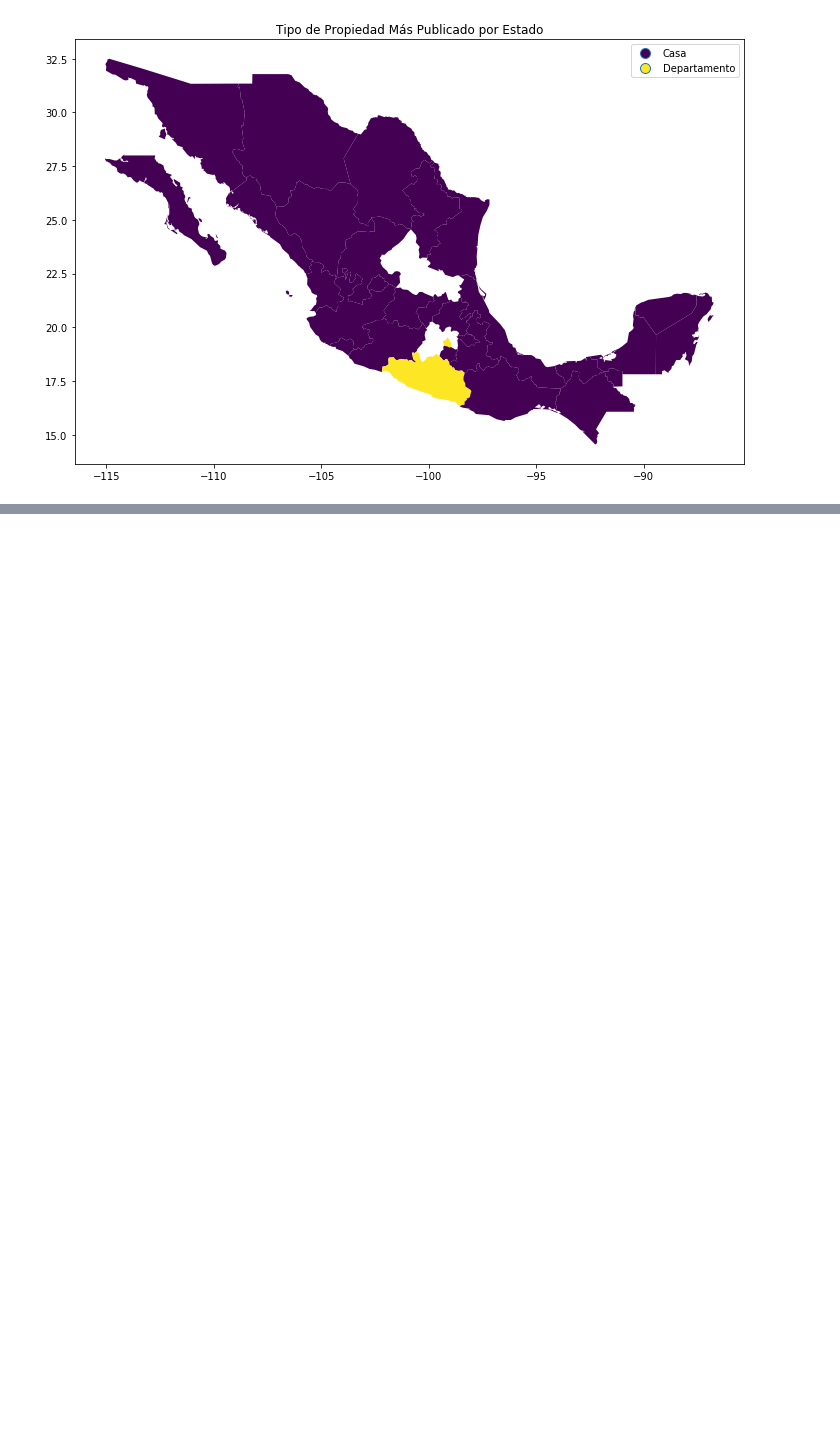
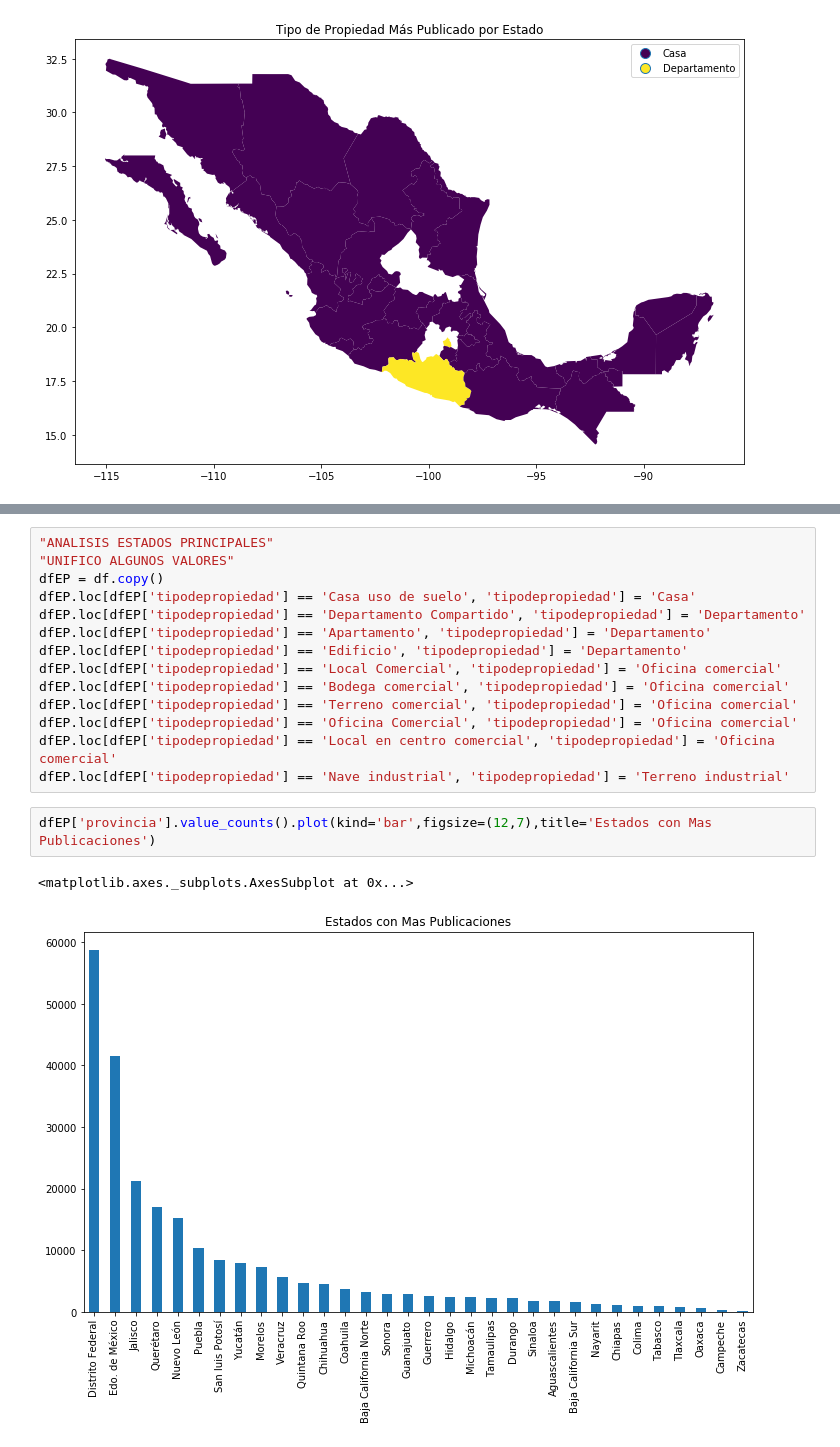
Before and after one commit to Manuel-Sturla/TP1-Datos, a Jupyter notebook: AnalisisAndyFinal.ipynb, the cells around one changed output, grey strips where cells are left out. Drawn from its saved outputs; the diff is of its cells as text; blank space fills up the shorter version.

```diff
--- a/AnalisisAndyFinal.ipynb
+++ b/AnalisisAndyFinal.ipynb
@@ -120,0 +144,19 @@ geoplot = merge.plot(figsize=(12,12),column='tipodepropiedad',legend=True,cmap='
+# %%
+"ANALISIS ESTADOS PRINCIPALES"
+"UNIFICO ALGUNOS VALORES"
+dfEP = df.copy()
+dfEP.loc[dfEP['tipodepropiedad'] == 'Casa uso de suelo', 'tipodepropiedad'] = 'Casa'
+dfEP.loc[dfEP['tipodepropiedad'] == 'Departamento Compartido', 'tipodepropiedad'] = 'Departamento'
+dfEP.loc[dfEP['tipodepropiedad'] == 'Apartamento', 'tipodepropiedad'] = 'Departamento'
+dfEP.loc[dfEP['tipodepropiedad'] == 'Edificio', 'tipodepropiedad'] = 'Departamento'
+dfEP.loc[dfEP['tipodepropiedad'] == 'Local Comercial', 'tipodepropiedad'] = 'Oficina comercial'
+dfEP.loc[dfEP['tipodepropiedad'] == 'Bodega comercial', 'tipodepropiedad'] = 'Oficina comercial'
+dfEP.loc[dfEP['tipodepropiedad'] == 'Terreno comercial', 'tipodepropiedad'] = 'Oficina comercial'
+dfEP.loc[dfEP['tipodepropiedad'] == 'Oficina Comercial', 'tipodepropiedad'] = 'Oficina comercial'
+dfEP.loc[dfEP['tipodepropiedad'] == 'Local en centro comercial', 'tipodepropiedad'] = 'Oficina comercial'
+dfEP.loc[dfEP['tipodepropiedad'] == 'Nave industrial', 'tipodepropiedad'] = 'Terreno industrial'
+# %%
+dfEP['provincia'].value_counts().plot(kind='bar',figsize=(12,7),title='Estados con Mas Publicaciones')
+# %% [output]
+<matplotlib.axes._subplots.AxesSubplot at 0x...>
+[figure, added]
```
Also changed, not shown: parts of 22 cells of this notebook, 2 other files.
